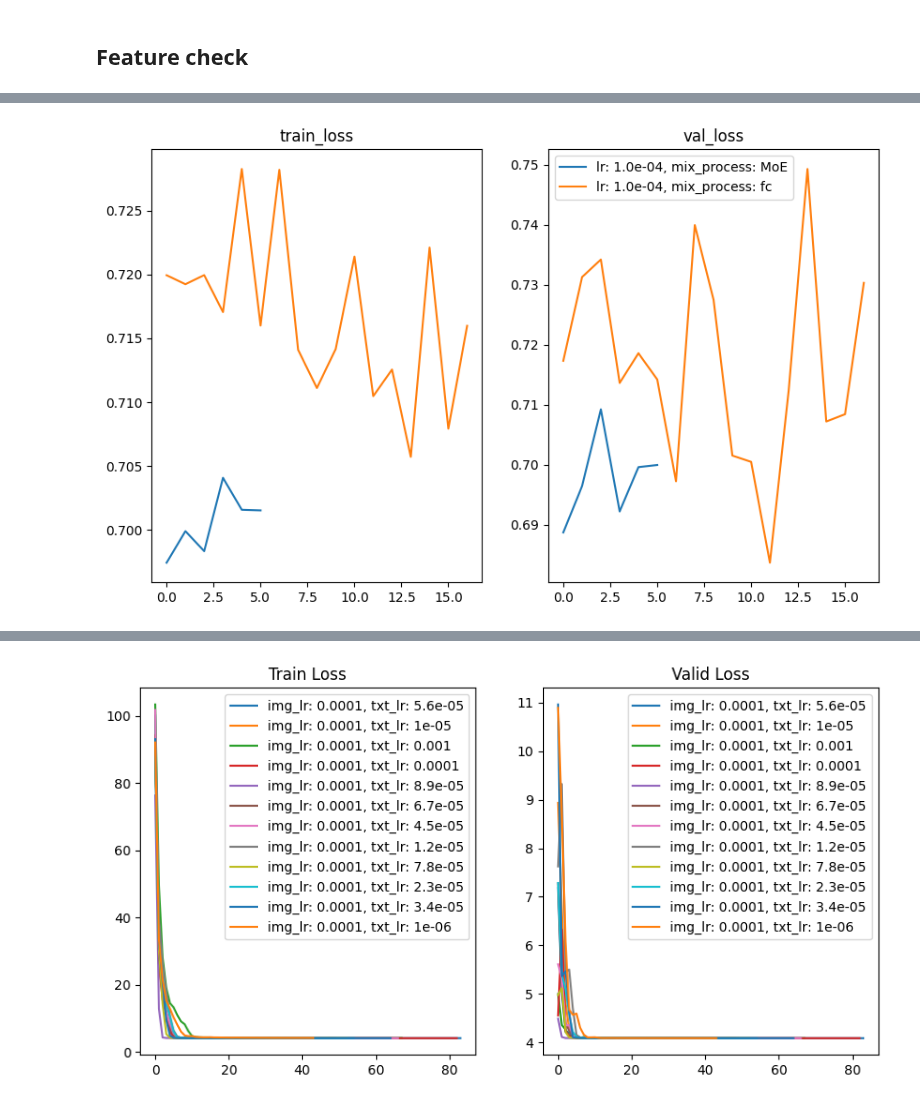
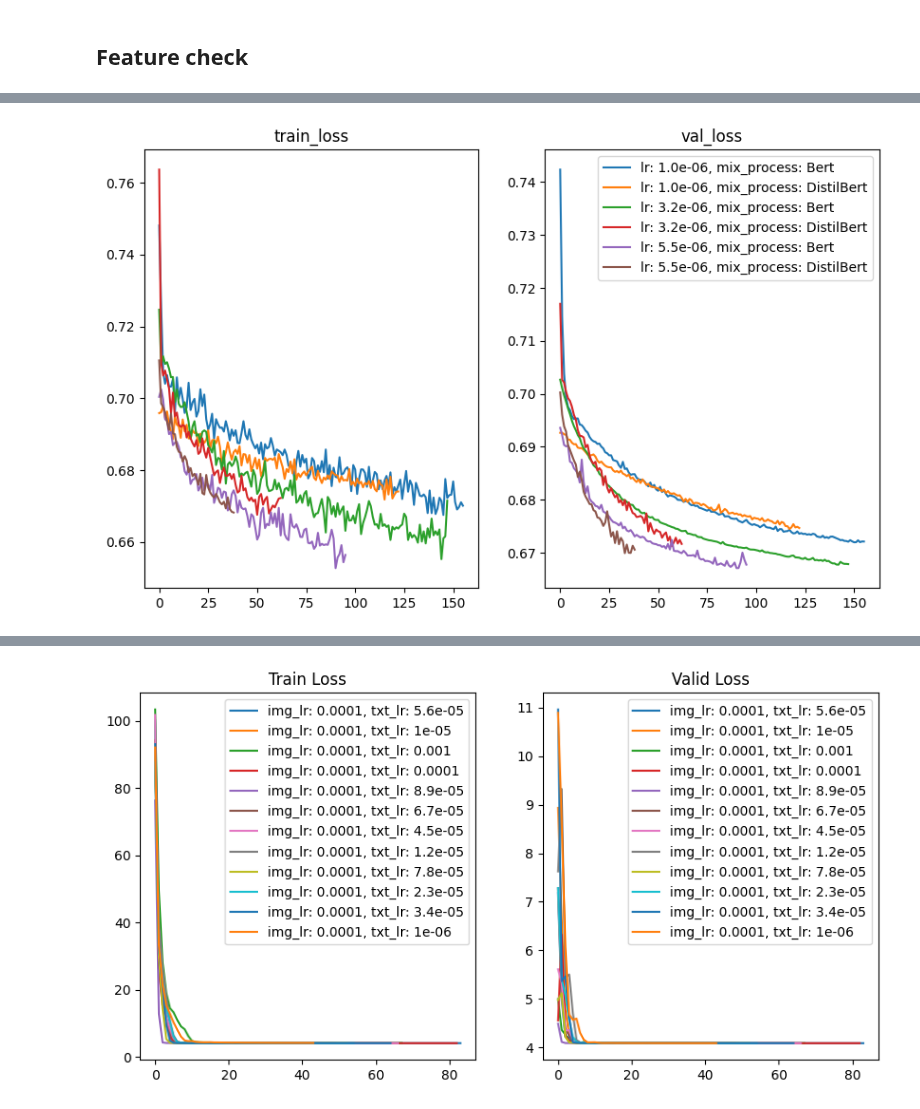
Before and after one commit to CeHouGIS/Safety_Perception_HK, a Jupyter notebook: safety_perception_model/single_model/feature_check.ipynb, the cells around one changed output, grey strips where cells are left out. Saved outputs shown, nothing was run; the diff lists cells and outputs as text; code cells hidden in the pictures.

```diff
--- a/safety_perception_model/single_model/feature_check.ipynb
+++ b/safety_perception_model/single_model/feature_check.ipynb
@@ -45,18 +36,18 @@ cfg_df_summary
 # %%
 fig, ax = plt.subplots(1, 2, figsize=(10, 6))
 cfg_df_group = cfg_df.groupby('safety_model_save_name')
 for name, group in cfg_df_group:
 
-    if group.loc[0, 'lr'] != 1e-4:
-        continue
-    # else:
-    ax[0].plot( group['train_loss_list'], label=f"lr: {group['lr'].values[0]}, mix process: {group['mix_process'].values[0]}")
-    ax[1].plot(group['val_loss_list'], label=f"lr: {group['lr'].values[0]:.1e}, mix_process: {group['mix_process'].values[0]}")
+    # if group.loc[0, 'lr'] != 1e-4:
+    #     continue
+    # # else:
+    ax[0].plot( group['train_loss_list'], label=f"lr: {group['lr'].values[0]}, mix process: {group['text_feature_extractor'].values[0]}")
+    ax[1].plot(group['val_loss_list'], label=f"lr: {group['lr'].values[0]:.1e}, mix_process: {group['text_feature_extractor'].values[0]}")
 ax[0].set_title('train_loss')
 ax[1].set_title('val_loss')
 plt.legend()
 plt.show()
 # %% [output]
-[figure, old version]
+[figure, new version]
 # %%
 # cfg_df_summary.pivot_table(values='f1_score', index='LLM_feature_process', columns='lr').reset_index()
```
Also changed, not shown: parts of 3 cells of this notebook, 2 other files.
